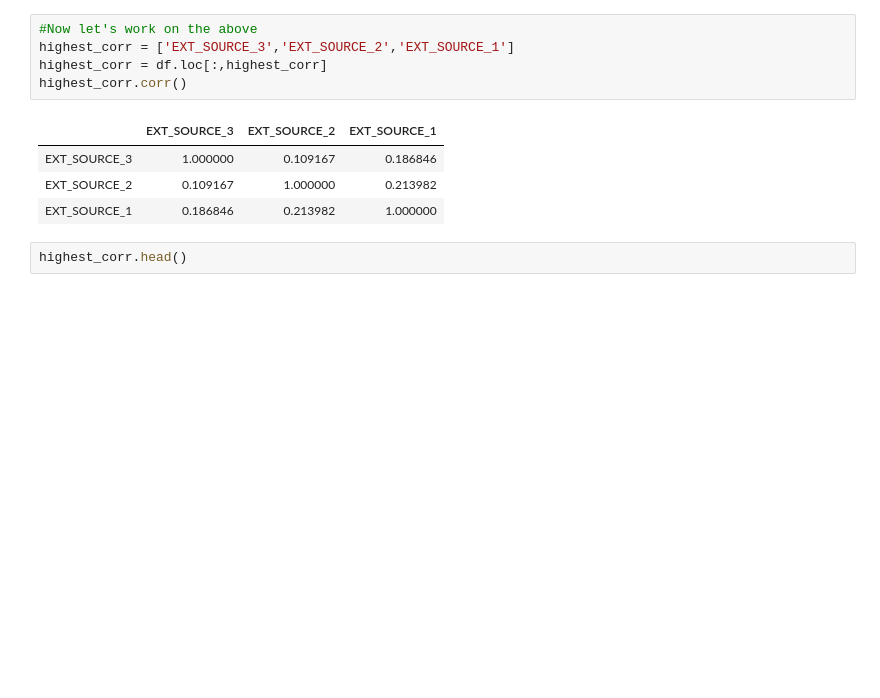
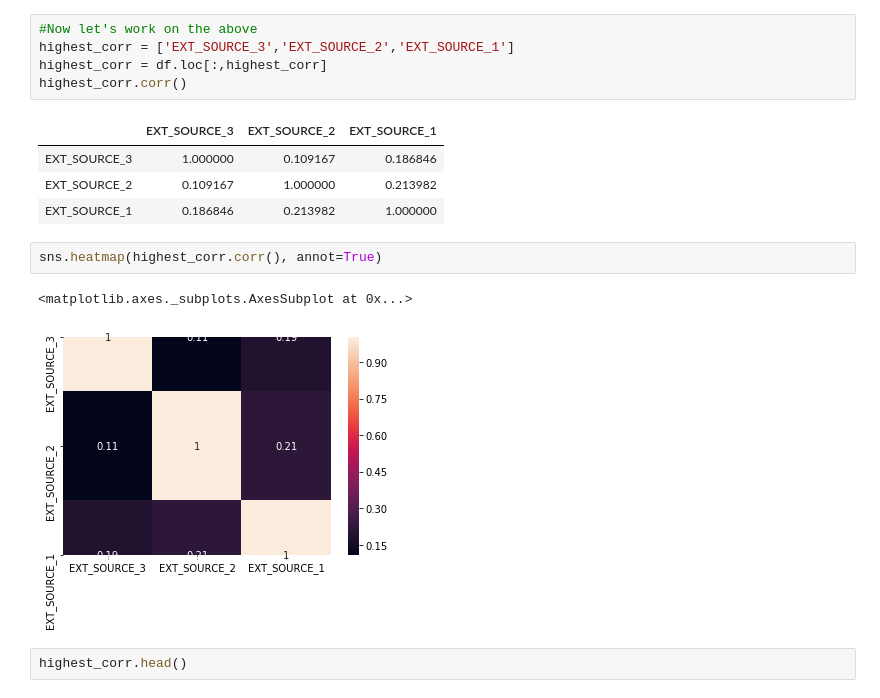
Before and after one commit to Outc94/Machine_Learning, a Jupyter notebook: Week3_Lesson_Assignment.ipynb, the cells around one changed output. Cells and saved outputs as stored; diff of their text form; blank space fills up the shorter version.

```diff
--- a/Week3_Lesson_Assignment.ipynb
+++ b/Week3_Lesson_Assignment.ipynb
@@ -186,6 +191,11 @@ highest_corr.corr()
 | EXT_SOURCE_3 | 1.000000 | 0.109167 | 0.186846 |
 | EXT_SOURCE_2 | 0.109167 | 1.000000 | 0.213982 |
 | EXT_SOURCE_1 | 0.186846 | 0.213982 | 1.000000 |
+# %%
+sns.heatmap(highest_corr.corr(), annot=True)
+# %% [output]
+<matplotlib.axes._subplots.AxesSubplot at 0x...>
+[figure, added]
 # %%
 highest_corr.head()
 # %% [output]
```
Also changed, not shown: parts of 15 cells of this notebook.
